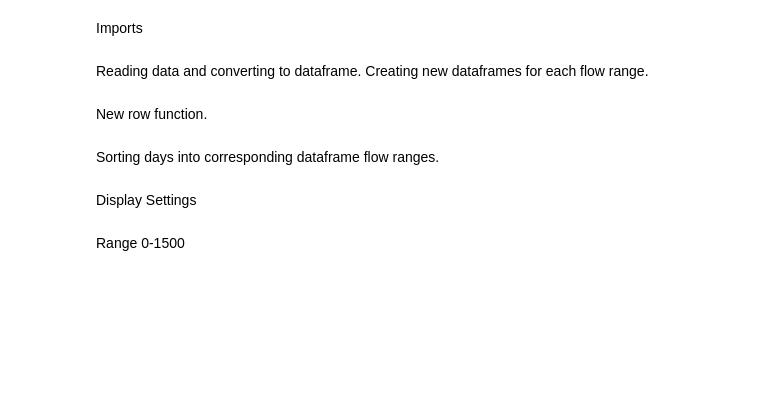
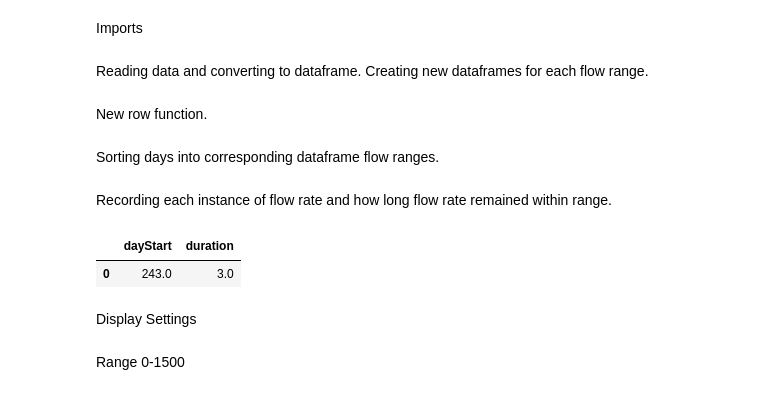
Before and after one commit to annahollandkeener/L-D2, a Jupyter notebook: L&D.ipynb, the cells around one changed output. Cells and saved outputs as stored; diff of their text form; code cells hidden in the pictures; blank space fills up the shorter version.

```diff
--- a/L&D.ipynb
+++ b/L&D.ipynb
@@ -81,6 +81,83 @@ for flow in df['MF']:
     else:
         catchall.append(flow)
         x += 1
+# %% [markdown]
+Recording each instance of flow rate and how long flow rate remained within range.
+# %%
+instances0_1500 = {
+    'dayStart' : [],
+    'duration' : [],
+    }
+
+instances0_1500 = pd.DataFrame(instances0_1500)
+
+
+i = 0
+curr = i
+nex = i + 1
+
+while i < (len(range0_1500df['Day']) - 1):
+    consecutive = True
+    duration = 1
+
+    while consecutive == True:
+        if nex == len(range0_1500df):
+            consecutive = False
+            new_row = {'dayStart': range0_1500df['Day'][i], 'duration': duration}
+            instances0_1500 = instances0_1500.append(new_row, ignore_index=True)
+            i = curr
+        else:
+            if (((range0_1500df['Day'][nex]) - 1) == (range0_1500df['Day'][curr])):
+                consecutive = True
+                duration += 1
+                curr += 1
+                nex += 1
+            else:
+                consecutive = False
+                new_row = {'dayStart': range0_1500df['Day'][i], 'duration': duration}
+                instances0_1500 = instances0_1500.append(new_row, ignore_index=True)
+                curr += 1
+                nex += 1
+                i = curr
+
+display(instances0_1500)
+
+
+
+
+
+
+
+instances1500_3500 = {
+    'dayStart' : [],
+    'duration' : [],
+    }
+
+instances0_1500 = pd.DataFrame(instances1500_3500)
+
+instances3500_7500 = {
+    'dayStart' : [],
+    'duration' : [],
+    }
+
+instances0_1500 = pd.DataFrame(instances3500_7500)
+
+instances7500_10000 = {
+    'dayStart' : [],
+    'duration' : [],
+    }
+
+instances0_1500 = pd.DataFrame(instances7500_10000)
+
+instancesOver10000 = {
+    'dayStart' : [],
+    'duration' : [],
+    }
+
+instances0_1500 = pd.DataFrame(instancesOver10000)
+# %% [output]
+|  | dayStart | duration |
+| 0 | 243.0 | 3.0 |
 # %% [markdown]
 Display Settings
 # %%
```
Also changed, not shown: parts of 5 cells of this notebook.
